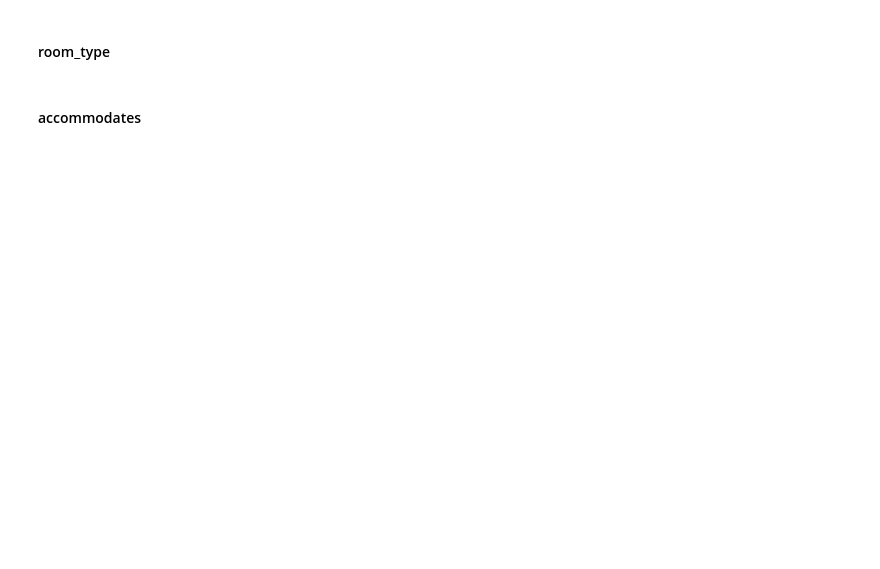
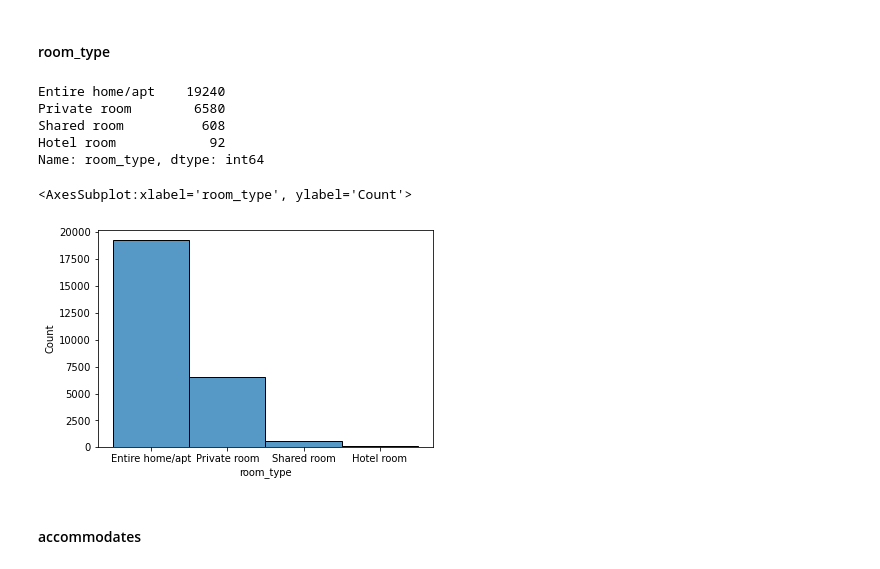
Before and after one commit to marinatakii/airbnb_pricing_prediction, a Jupyter notebook: airbnb_clean.ipynb, the cells around one changed output. Drawn from its saved outputs; the diff is of its cells as text; code cells hidden in the pictures; blank space fills up the shorter version.

```diff
--- a/airbnb_clean.ipynb
+++ b/airbnb_clean.ipynb
@@ -311,8 +558,17 @@ abnb['property_type_new'].value_counts(dropna=False)
 # %%
-abnb.drop(['property_type'], axis=1)
+abnb.drop(['property_type'], axis=1, inplace=True)
 # %% [markdown]
 #### room_type
 # %%
-abnb['room_type'].value_counts(dropna=False)
+print(abnb['room_type'].value_counts(dropna=False))
+sns.histplot(data=abnb, x="room_type")
+# %% [output]
+Entire home/apt    19240
+Private room        6580
+Shared room          608
+Hotel room            92
+Name: room_type, dtype: int64
+<AxesSubplot:xlabel='room_type', ylabel='Count'>
+[figure, added]
 # %% [markdown]
 #### accommodates
```
Also changed, not shown: parts of 97 cells of this notebook.
